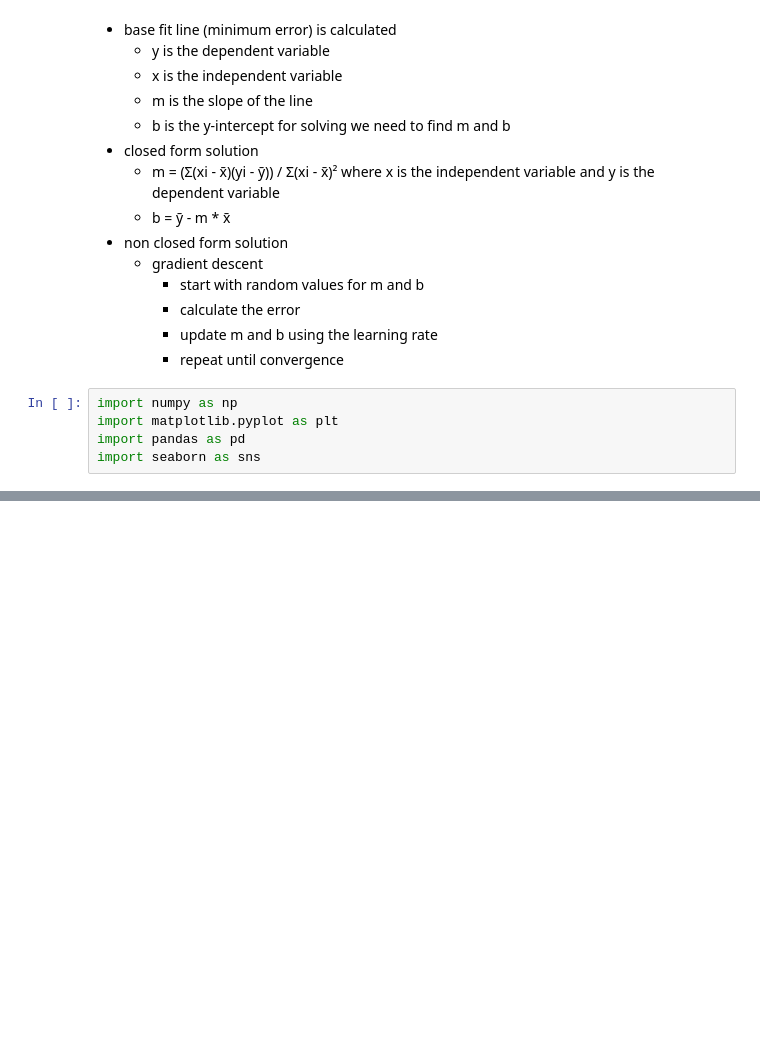
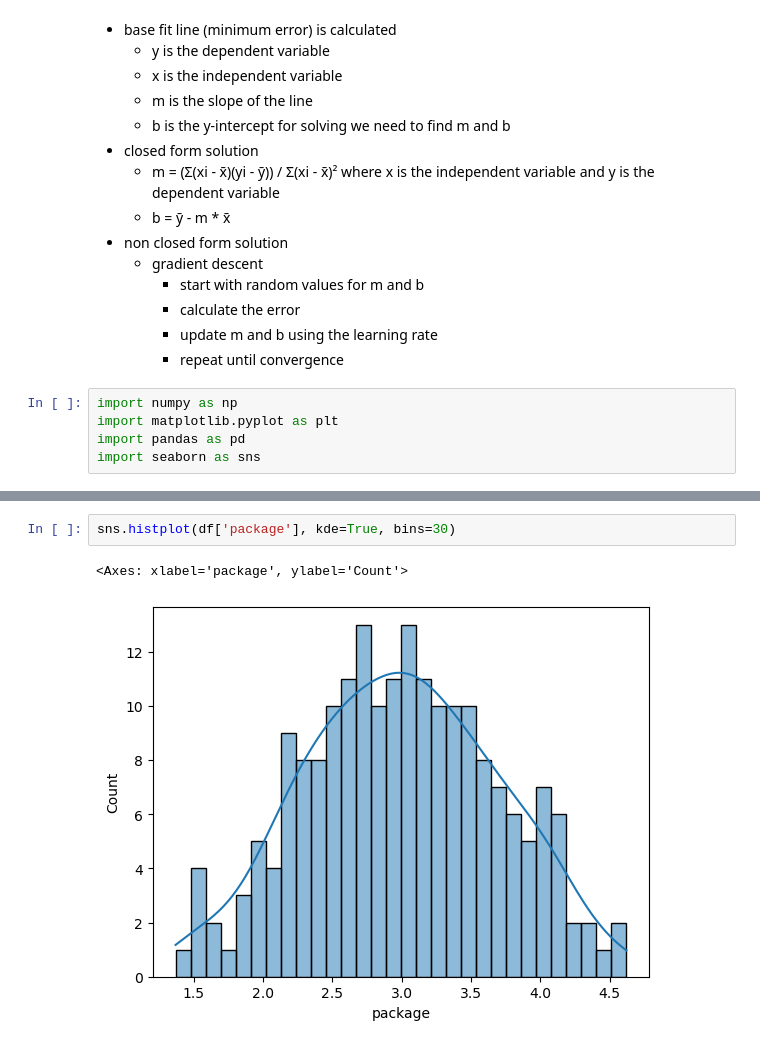
Before and after one commit to jR4dh3y/summerSkol-AI, a Jupyter notebook: code/11-7.ipynb, the cells around one changed output, grey strips where cells are left out. Cells and saved outputs as stored; diff of their text form; blank space fills up the shorter version.

```diff
--- a/code/11-7.ipynb
+++ b/code/11-7.ipynb
@@ -31,0 +106,5 @@ df = pd.read_csv('../dataset/placement.csv')
+# %%
+sns.histplot(df['package'], kde=True, bins=30)
+# %% [output]
+<Axes: xlabel='package', ylabel='Count'>
+[figure, added]
```
Also changed, not shown: parts of 24 cells of this notebook, 11 other files.
